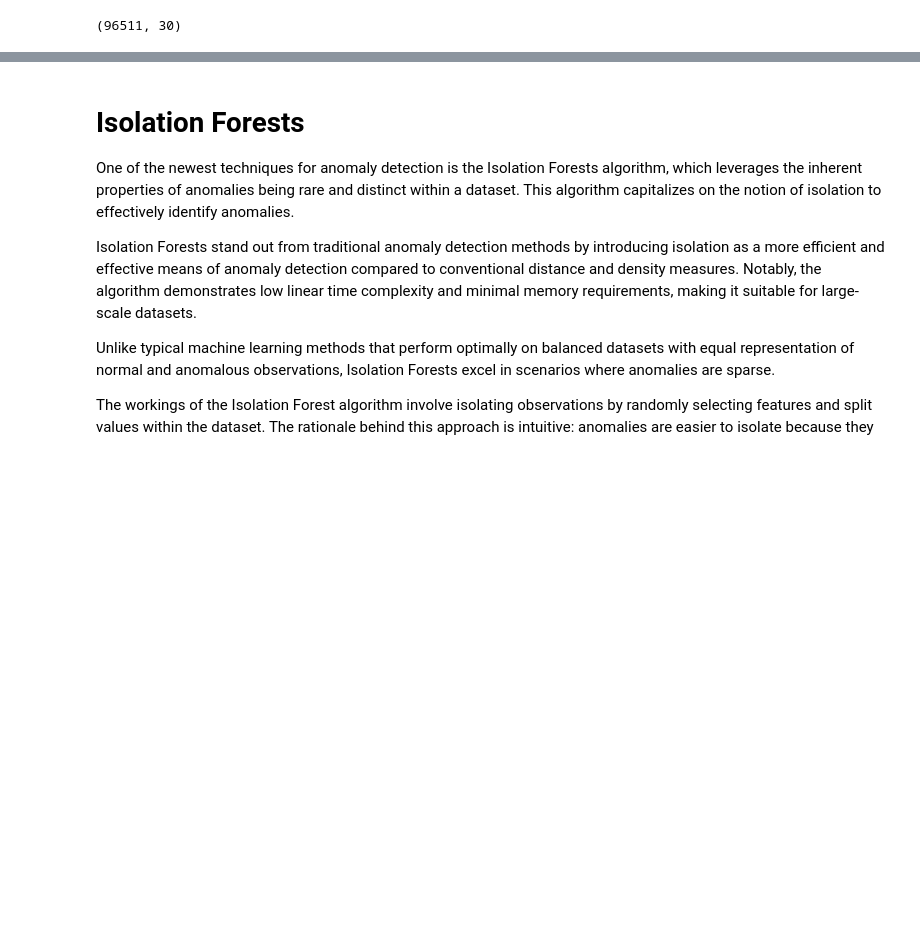
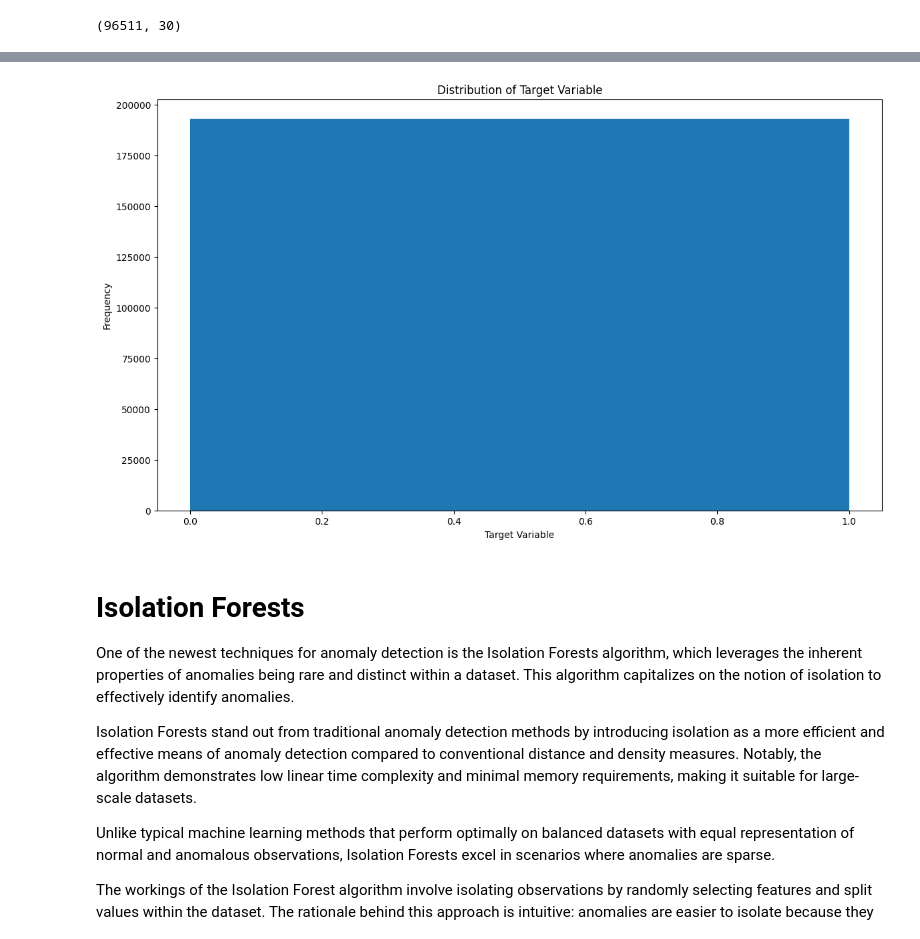
Before and after one commit to balajisadhasivam/Anomaly-Detection-, a Jupyter notebook: Isolation.ipynb, the cells around one changed output, grey strips where cells are left out. Drawn from its saved outputs; the diff is of its cells as text; code cells hidden in the pictures; blank space fills up the shorter version.

```diff
--- a/Isolation.ipynb
+++ b/Isolation.ipynb
@@ -217,3 +239,11 @@ X_test.shape
+# %%
+plt.hist(y_train, bins=2)
+plt.xlabel('Target Variable')
+plt.ylabel('Frequency')
+plt.title('Distribution of Target Variable')
+plt.show()
+# %% [output]
+[figure, added]
 # %% [markdown]
 # Isolation Forests
 
```
Also changed, not shown: parts of 8 cells of this notebook.
